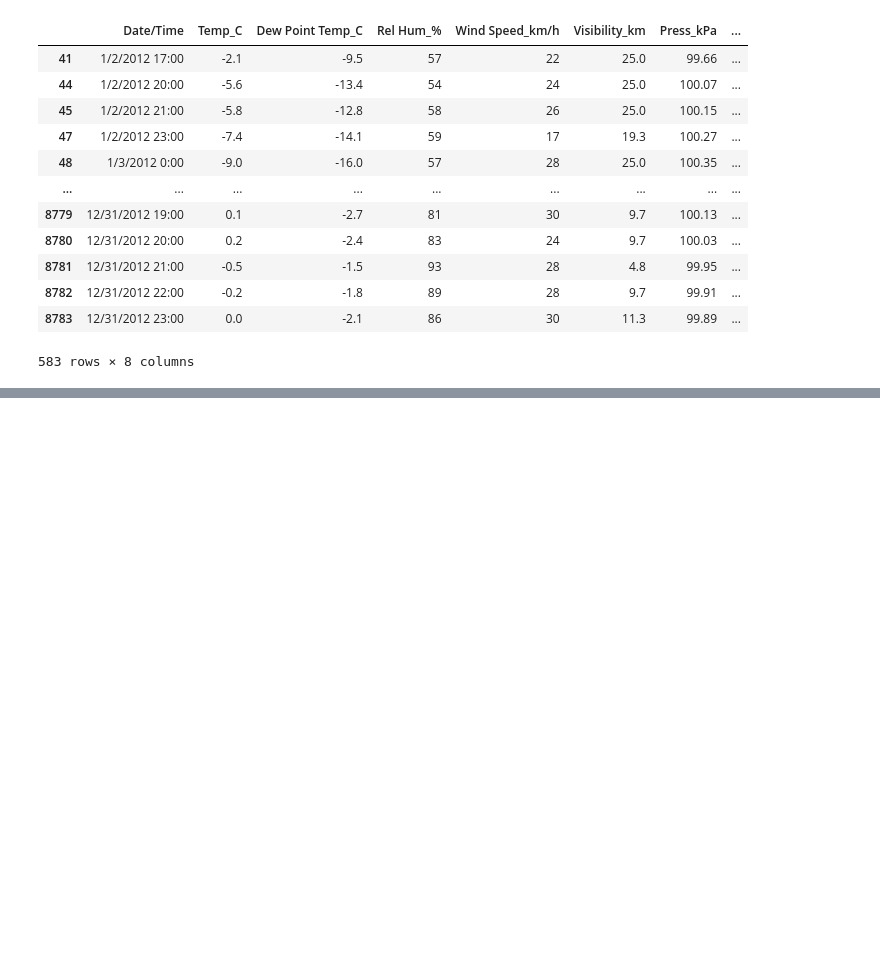
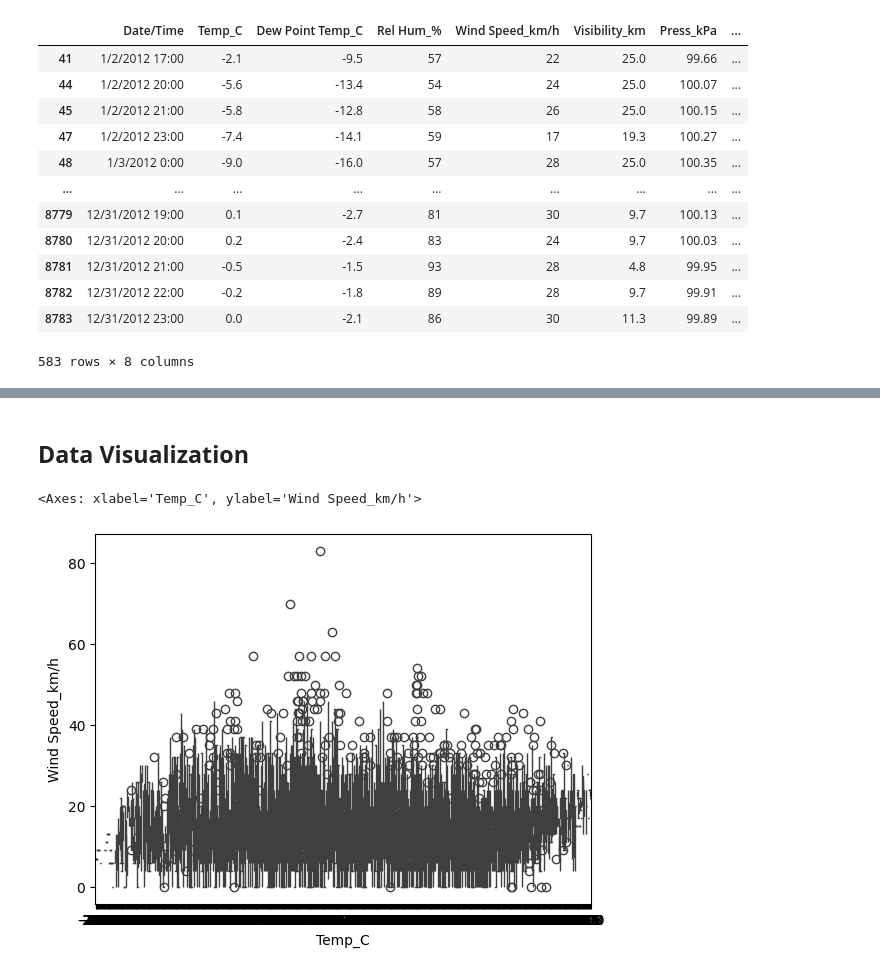
Before and after one commit to Carolajando/Weather-Data, a Jupyter notebook: Weather Data.ipynb, the cells around one changed output, grey strips where cells are left out. Saved outputs shown, nothing was run; the diff lists cells and outputs as text; code cells hidden in the pictures; blank space fills up the shorter version.

```diff
--- a/Weather Data.ipynb
+++ b/Weather Data.ipynb
@@ -50,0 +7,3 @@ data[data['Weather'] == 'Clear']
+# %%
+#loading the data
+df = pd.read_csv("Weather Data.csv")
@@ -83,2 +259,2 @@ print (data.isna())
 # %%
-data.rename(columns = {'Weather' : 'Weather_Condition'}, inplace=True)
+df.rename(columns = {'Weather' : 'Weather_Condition'}, inplace=True)
@@ -290,0 +598,8 @@ data[data['Weather_Condition'].str.contains ('Snow')]
+# %% [markdown]
+## **Data Visualization**
+# %%
+#we can identify outliers by using boxplots
+sns.boxplot(x ='Temp_C', y = 'Wind Speed_km/h', data = df)
+# %% [output]
+<Axes: xlabel='Temp_C', ylabel='Wind Speed_km/h'>
+[figure, added]
```
Also changed, not shown: parts of 73 cells of this notebook.
